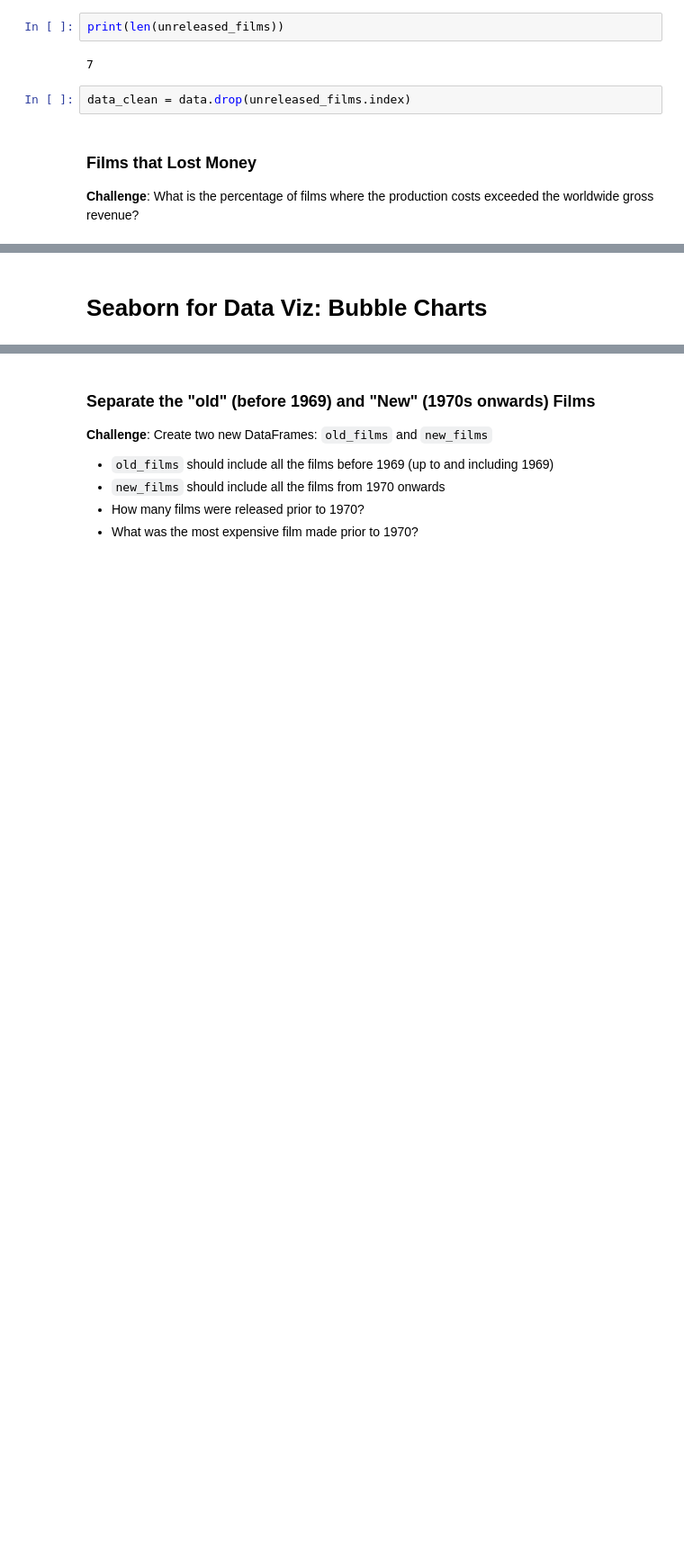
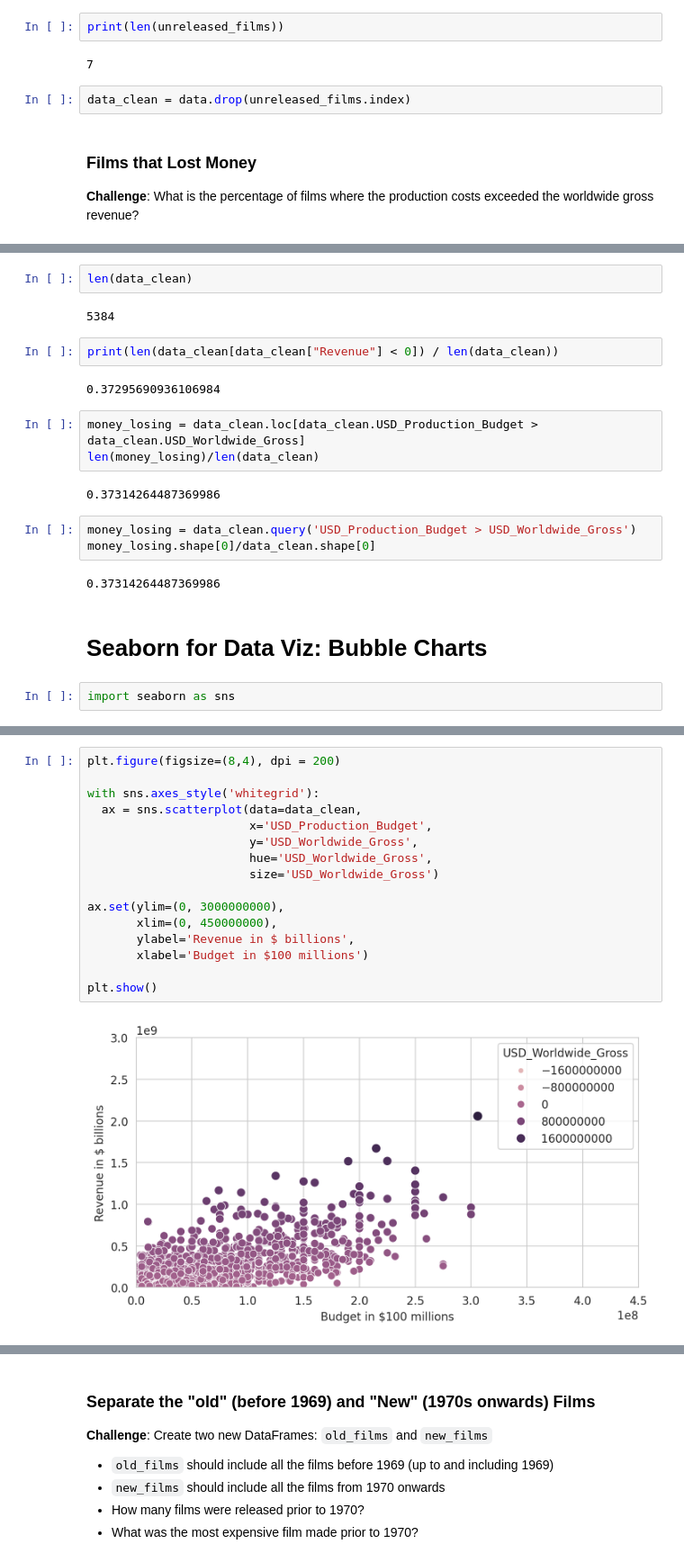
Before and after one commit to ImamSyabana/PythonDay16-100, a Jupyter notebook: Day 78/Seaborn_and_Linear_Regression_(start).ipynb, the cells around one changed output, grey strips where cells are left out. Shown at 90% size. Drawn from its saved outputs; the diff is of its cells as text; blank space fills up the shorter version.

```diff
--- a/Day 78/Seaborn_and_Linear_Regression_(start).ipynb
+++ b/Day 78/Seaborn_and_Linear_Regression_(start).ipynb
@@ -414,8 +425,46 @@ data.head()
+# %%
+len(data_clean)
+# %% [output]
+5384
+# %%
+print(len(data_clean[data_clean["Revenue"] < 0]) / len(data_clean))
+# %% [output]
+0.37295690936106984
+# %%
+money_losing = data_clean.loc[data_clean.USD_Production_Budget > data_clean.USD_Worldwide_Gross]
+len(money_losing)/len(data_clean)
+# %% [output]
+0.37314264487369986
+# %%
+money_losing = data_clean.query('USD_Production_Budget > USD_Worldwide_Gross')
+money_losing.shape[0]/data_clean.shape[0]
+# %% [output]
+0.37314264487369986
 # %% [markdown]
 # Seaborn for Data Viz: Bubble Charts
+# %%
+import seaborn as sns
 # %% [markdown]
 ### Plotting Movie Releases over Time
 
 **Challenge**: Try to create the following Bubble Chart:
 
 <img src=https://i.imgur.com/8fUn9T6.png>
+# %%
+plt.figure(figsize=(8,4), dpi = 200)
+
+with sns.axes_style('whitegrid'):
+  ax = sns.scatterplot(data=data_clean,
+                       x='USD_Production_Budget',
+                       y='USD_Worldwide_Gross',
+                       hue='USD_Worldwide_Gross',
+                       size='USD_Worldwide_Gross')
+
+ax.set(ylim=(0, 3000000000),
+       xlim=(0, 450000000),
+       ylabel='Revenue in $ billions',
+       xlabel='Budget in $100 millions')
+
+plt.show()
+# %% [output]
+[figure, added]
```
Also changed, not shown: parts of 31 cells of this notebook, 1 other file.
